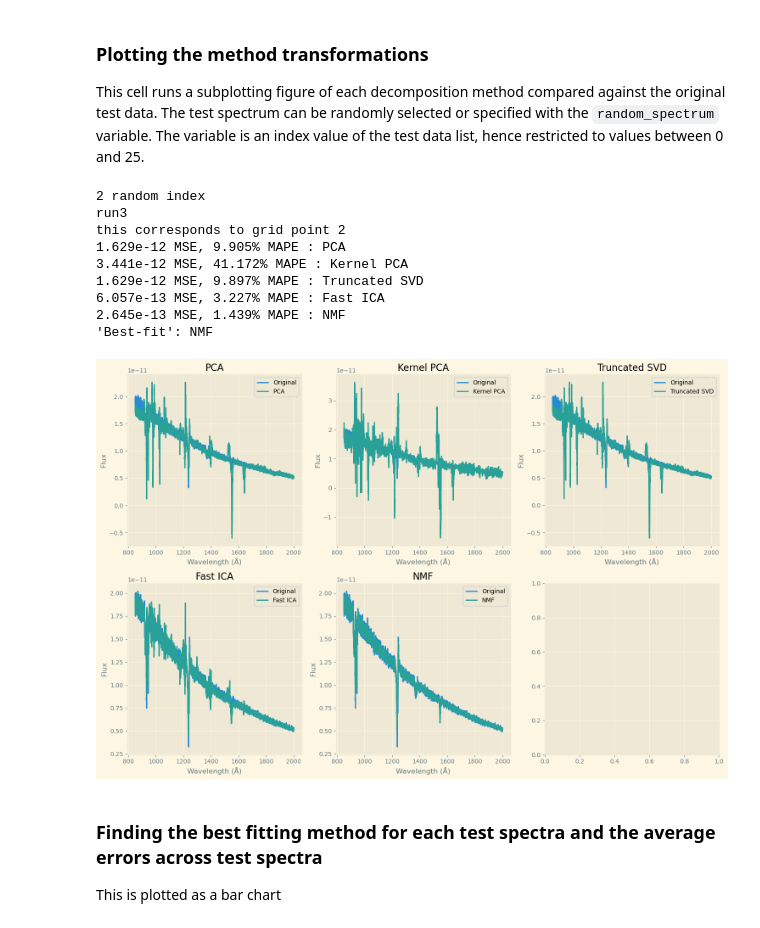
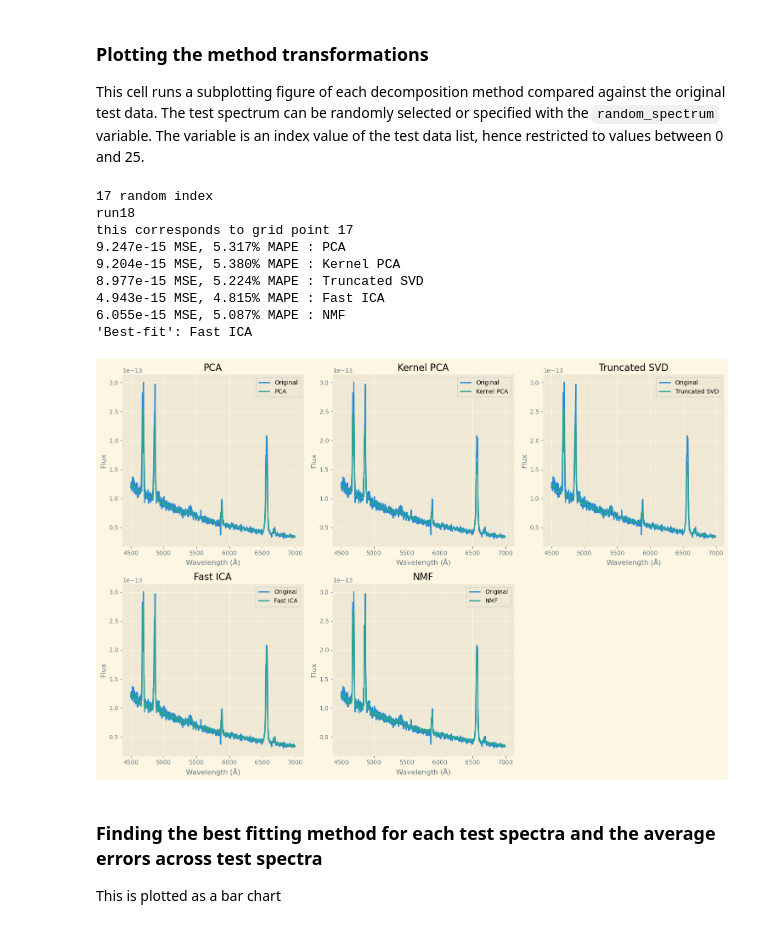
Before and after one commit to AustenWallis/Speculate, a Jupyter notebook: Decomposition Method.ipynb, the cells around one changed output. Saved outputs shown, nothing was run; the diff lists cells and outputs as text; code cells hidden in the pictures.

```diff
--- a/Decomposition Method.ipynb
+++ b/Decomposition Method.ipynb
@@ -42,8 +42,8 @@ for num in range(1,126): # run number ranges
     sorted_files.append('broad_short_spec_cv_grid/'+str(file[0])) # files sorted in order of run number
 
 # ------------------- #
-wavelength_range = (850, 2000) # set desired wavelength range
-inclination_column = 16 # 10-21 = 30-85 degrees, 5 degree increments. column number for inclination
+wavelength_range = (6435, 6685) # set desired wavelength range
+inclination_column = 21 # 10-21 = 30-85 degrees, 5 degree increments. column number for inclination
 # ------------------- #
 
 # wavelengths in angstroms ordered by reversing list
@@ -86,7 +88,7 @@ factors = {'norm':norm_factor, 'centre':centre_factor, 'whiten':whiten_factor} #
 # Creating the flux grid space
 test_files = os.listdir('broad_short_spec_cv_grid_test_data/') # list of files in directory
 sorted_test_files = []
-for num in range(1,28): # run number ranges
+for num in range(1,26): # run number ranges
     if len(str(num)) == 1: # adding 0 to single digit run numbers
         run = f'run0{num}_'
     else:
@@ -1102,14 +1100,14 @@ eigenspectra = pca.components_ # Eigenspectra, principal components
 # Basic animation plot of the dirac delta grid being recreated
 fig = plt.figure()
 ax = plt.axes(xlim=(-327, 328), ylim=(-0.1, 1.5))
+line2, = ax.plot([], [], lw=2, label = 'Reconstructed')#, zorder=0)
 line1, = ax.plot([], [], lw=2, label = 'Original')
-line2, = ax.plot([], [], lw=2, label = 'Reconstructed')
 line2.set_color('r')
 #add legend
 ax.legend()
 ax.set_xlabel('centred range of x')
 ax.set_ylabel('Dirac Delta')
-ax.set_title(f'Dirac Delta Grid: PCA Comps {pca.n_components_}')
+#ax.set_title(f'Dirac Delta Grid: PCA Comps {pca.n_components_}')
 grid_point_text = ax.text(0.02, 0.90, '', transform=ax.transAxes)
 
 def animate(i):
@@ -1376,49 +1423,51 @@ from sklearn.metrics import mean_squared_error, mean_absolute_percentage_error
 
 #TODO: loop through all the methods and bin the best fitting one.
 random_spectrum = np.random.randint(0, len(test_grid)) # data test cut
-#random_spectrum = 17 # specify random spectrum, comment out for random
+#random_spectrum = 6 # specify random spectrum, comment out for random
 print(random_spectrum, 'random index')
 print(f'run{random_spectrum+1}')
 print('this corresponds to grid point', grid_points[random_spectrum]) # grid points test cut
 
 # Plotting the random spectrm, the reconstructed spectrum and another method spectrum
 fig, axs = plt.subplots(2,3, figsize=(15,10))
 fit_results = {}
 mape_results = {}
 for i, ax in enumerate(axs.flatten()):
     if i < len(reconstruct):
         norm_data = test_grid # normalize(test_grid) # data test cut
         norm_emulator = reconstruct[i] #normalize(reconstruct[i])
         ax.plot(wavelengths, norm_data[random_spectrum], label='Original')
         ax.plot(wavelengths, norm_emulator[random_spectrum], label=labels[i])
         ax.set_title(labels[i])
         ax.set_xlabel('Wavelength (Å)')
         ax.set_ylabel('Flux')
         ax.legend()
         fit = mean_squared_error(reconstruct[i][random_spectrum], test_grid[random_spectrum], squared=False) # data test cut
         #print(fit, labels[i])
         fit_results[labels[i]] = fit
         mape = mean_absolute_percentage_error(reconstruct[i][random_spectrum], test_grid[random_spectrum]) # data test cut
         #'{:.3f}'.format(np.round(i,3))
         #print(mape, 'MAPE', labels[i])
         #print(f"{labels[i]}: {np.round(fit,3)} - 'MSE', {np.round(mape,3)} - 'MAPE'")
         #print('{0:1.3e}'.format(np.round(fit,3)), 'MSE', '{:.3e}'.format(np.round(mape,3)), 'MAPE')
         print("{0:.3e} MSE, {1:.3%} MAPE : {2}".format(fit, mape, labels[i]))
         mape_results[labels[i]] = mape
 print("'Best-fit':", min(fit_results, key=fit_results.get))
+#hide the last subplot
+axs.flatten()[-1].axis('off')
 plt.tight_layout()
 plt.show()
 # %% [output]
-2 random index
-run3
-this corresponds to grid point 2
-1.629e-12 MSE, 9.905% MAPE : PCA
-3.441e-12 MSE, 41.172% MAPE : Kernel PCA
-1.629e-12 MSE, 9.897% MAPE : Truncated SVD
-6.057e-13 MSE, 3.227% MAPE : Fast ICA
-2.645e-13 MSE, 1.439% MAPE : NMF
-'Best-fit': NMF
+17 random index
+run18
+this corresponds to grid point 17
+9.247e-15 MSE, 5.317% MAPE : PCA
+9.204e-15 MSE, 5.380% MAPE : Kernel PCA
+8.977e-15 MSE, 5.224% MAPE : Truncated SVD
+4.943e-15 MSE, 4.815% MAPE : Fast ICA
+6.055e-15 MSE, 5.087% MAPE : NMF
+'Best-fit': Fast ICA
-[figure, old version]
+[figure, new version]
 # %% [markdown]
 ### Finding the best fitting method for each test spectra and the average errors across test spectra
 
```
Also changed, not shown: parts of 9 cells of this notebook, 11 other files.
